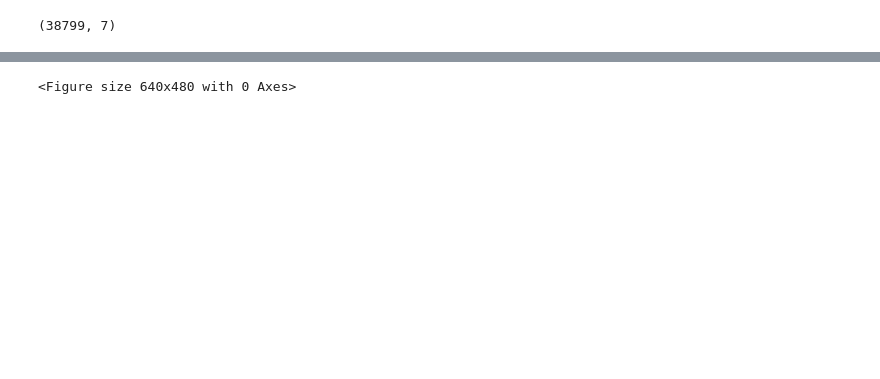
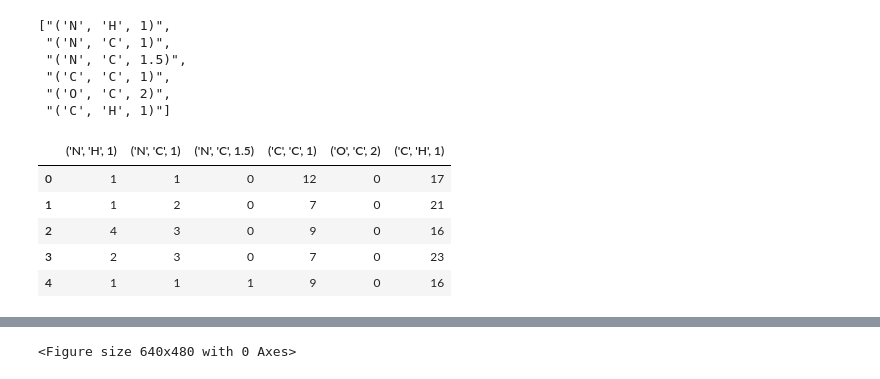
Before and after one commit to Evintkoo/Functional-Group-Analysis, a Jupyter notebook: Atomic-Bond/5-data_analysis.ipynb, the cells around one changed output, grey strips where cells are left out. Drawn from its saved outputs; the diff is of its cells as text; code cells hidden in the pictures; blank space fills up the shorter version.

```diff
--- a/Atomic-Bond/5-data_analysis.ipynb
+++ b/Atomic-Bond/5-data_analysis.ipynb
@@ -9,13 +9,28 @@ import statistics
 def save_data(X : pd.DataFrame, path:str):
     X.to_csv(path+".csv")
     X.to_excel(path+".xlsx")
+# %%
+select_columns = list(pd.read_csv("Datas/Stats/clustercenters.csv").columns)
+select_columns
+# %% [output]
+["('N', 'H', 1)",
+ "('N', 'C', 1)",
+ "('N', 'C', 1.5)",
+ "('C', 'C', 1)",
+ "('O', 'C', 2)",
+ "('C', 'H', 1)"]
 # %%
-df = pd.read_csv("Datas/selected_feature_data.csv")
-df.drop("Unnamed: 0", axis=1, inplace=True)
+df = pd.read_csv("Datas/encoded_data.csv")
 df.drop_duplicates(inplace=True)
-print(df.shape)
+df = df[select_columns]
+df.head()
 # %% [output]
-(38799, 7)
+|  | ('N', 'H', 1) | ('N', 'C', 1) | ('N', 'C', 1.5) | ('C', 'C', 1) | ('O', 'C', 2) | ('C', 'H', 1) |
+| 0 | 1 | 1 | 0 | 12 | 0 | 17 |
+| 1 | 1 | 2 | 0 | 7 | 0 | 21 |
+| 2 | 4 | 3 | 0 | 9 | 0 | 16 |
+| 3 | 2 | 3 | 0 | 7 | 0 | 23 |
+| 4 | 1 | 1 | 1 | 9 | 0 | 16 |
 # %%
 corr_df = df.corr()
 save_data(corr_df, "Datas/correlation_data")
```
Also changed, not shown: parts of 2 cells of this notebook, 22 other files.
